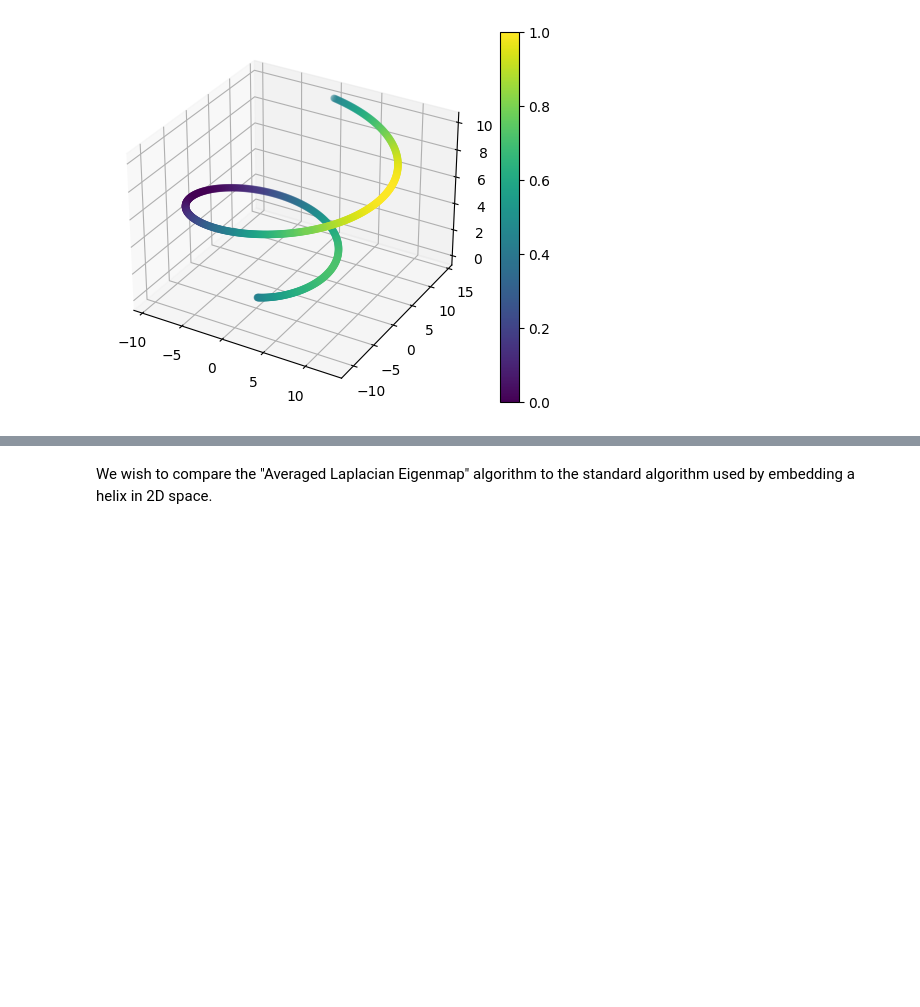
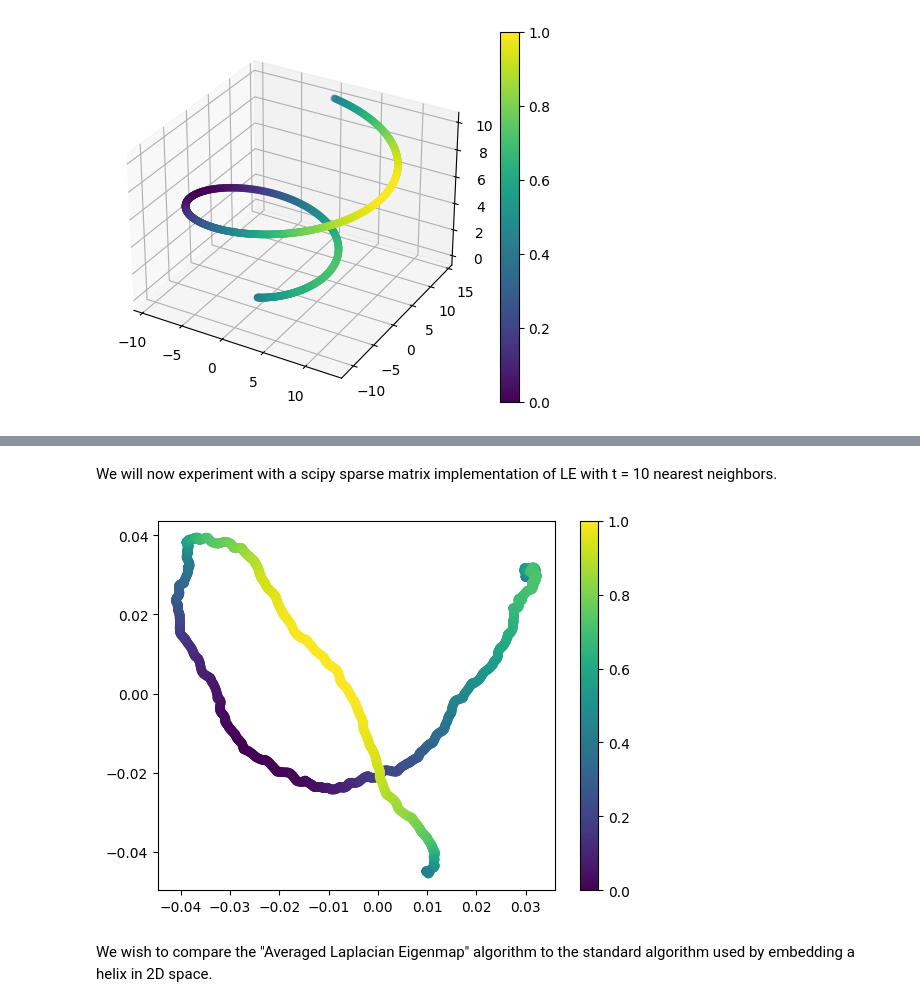
Before and after one commit to lucas-tucker/REU-2023, a Jupyter notebook: laplacian_eigenmaps_helix_experiment.ipynb, the cells around one changed output, grey strips where cells are left out. Saved outputs shown, nothing was run; the diff lists cells and outputs as text; code cells hidden in the pictures; blank space fills up the shorter version.

Commit message:
updated nn experiment though still working on scalable versions of ALE and VRLE

```diff
--- a/laplacian_eigenmaps_helix_experiment.ipynb
+++ b/laplacian_eigenmaps_helix_experiment.ipynb
@@ -7,4 +9,3 @@ from matplotlib import cm
 # %%
-m = 800 # number of points, default 2000
+m = 1500 # number of points, default 2000
 n = 3 # representation dimension
-t = 1 # number of neighbors measured, default 10
@@ -92,0 +98,3 @@ plt.show()
+# %% [markdown]
+We will now experiment with a scipy sparse matrix implementation of LE with
+t = 10 nearest neighbors.
@@ -93,3 +103,20 @@ plt.show()
+# %%
+# Example usage
+k = 2
+sigma = 2
+t = 10
+
+P = laplacian_eigenmaps(X, k, t, sigma=sigma)
+
+# Plot the reduced data points in 2D
+fig = plt.figure()
+ax = fig.add_subplot(1, 1, 1)
+sc = ax.scatter(P.T[0, :], P.T[1, :], c=interpolated_colors) #, cmap=colormap, marker='o')
+fig.colorbar(sc)
+
+plt.show()
+# %% [output]
+[figure, added]
 # %% [markdown]
 We wish to compare the "Averaged Laplacian Eigenmap" algorithm to the standard
 algorithm used by embedding a helix in 2D space.
```
Also changed, not shown: parts of 16 cells of this notebook, 3 other files.
